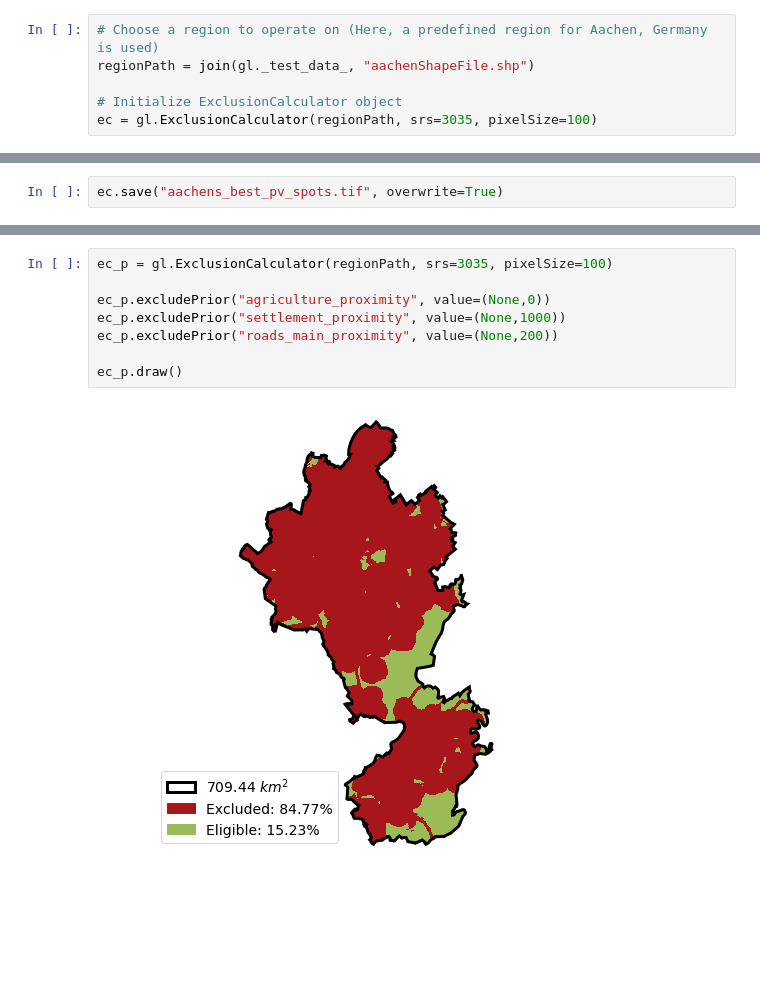
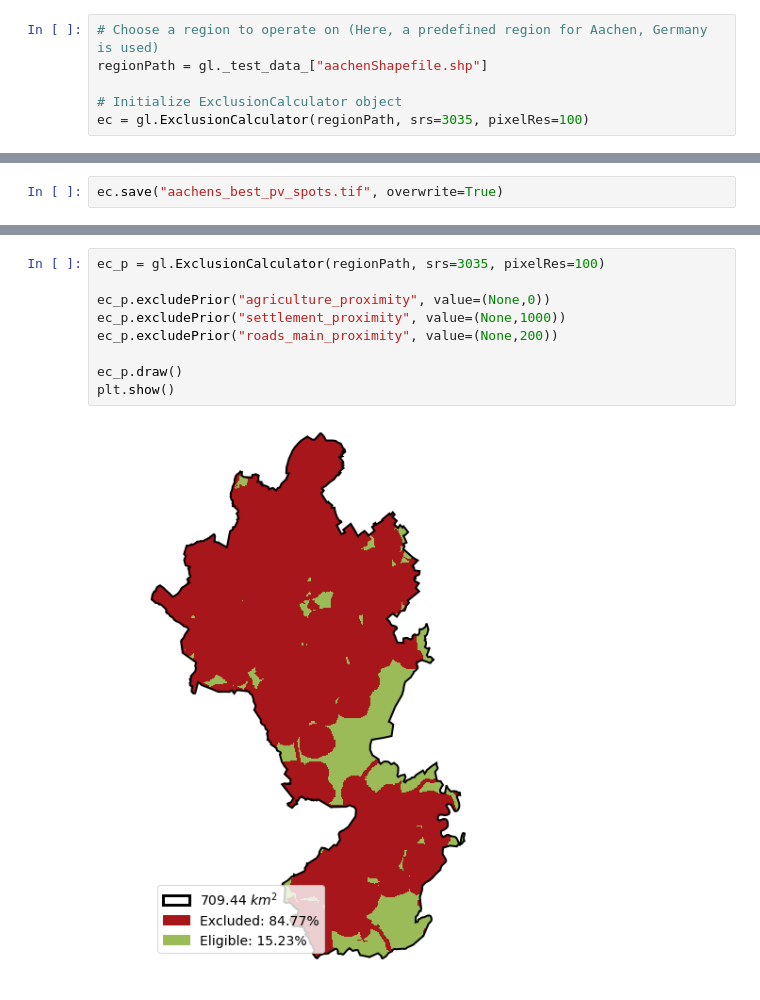
Before and after one commit to FZJ-IEK3-VSA/glaes, a Jupyter notebook: Examples/00_basic_workflow.ipynb, the cells around one changed output, grey strips where cells are left out. Cells and saved outputs as stored; diff of their text form; blank space fills up the shorter version.

```diff
--- a/Examples/00_basic_workflow.ipynb
+++ b/Examples/00_basic_workflow.ipynb
@@ -31,10 +32,10 @@ The [EPSG:3035](http://spatialreference.org/ref/epsg/etrs89-etrs-laea/) spatial
 An inherent resolution of 100 x 100 meters is chosen as this is small enough to capture small details, but not so large as to require too many resources
 # %%
 # Choose a region to operate on (Here, a predefined region for Aachen, Germany is used)
-regionPath = join(gl._test_data_, "aachenShapeFile.shp")
+regionPath = gl._test_data_["aachenShapefile.shp"]
 
 # Initialize ExclusionCalculator object
-ec = gl.ExclusionCalculator(regionPath, srs=3035, pixelSize=100)
+ec = gl.ExclusionCalculator(regionPath, srs=3035, pixelRes=100)
 # %% [markdown]
 # Visualize availability
 
@@ -118,10 +128,11 @@ Be sure the Prior datasets have been properly installed, or that the setPriorDir
 # %%
-ec_p = gl.ExclusionCalculator(regionPath, srs=3035, pixelSize=100)
+ec_p = gl.ExclusionCalculator(regionPath, srs=3035, pixelRes=100)
 
 ec_p.excludePrior("agriculture_proximity", value=(None,0))
 ec_p.excludePrior("settlement_proximity", value=(None,1000))
 ec_p.excludePrior("roads_main_proximity", value=(None,200))
 
 ec_p.draw()
+plt.show()
 # %% [output]
-[figure, old version]
+[figure, new version]
```
Also changed, not shown: parts of 7 cells of this notebook.
